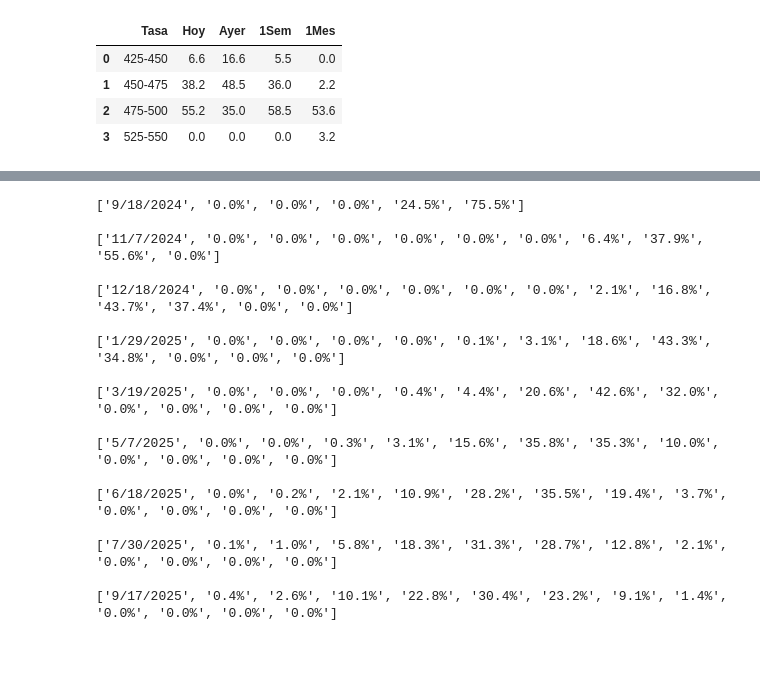
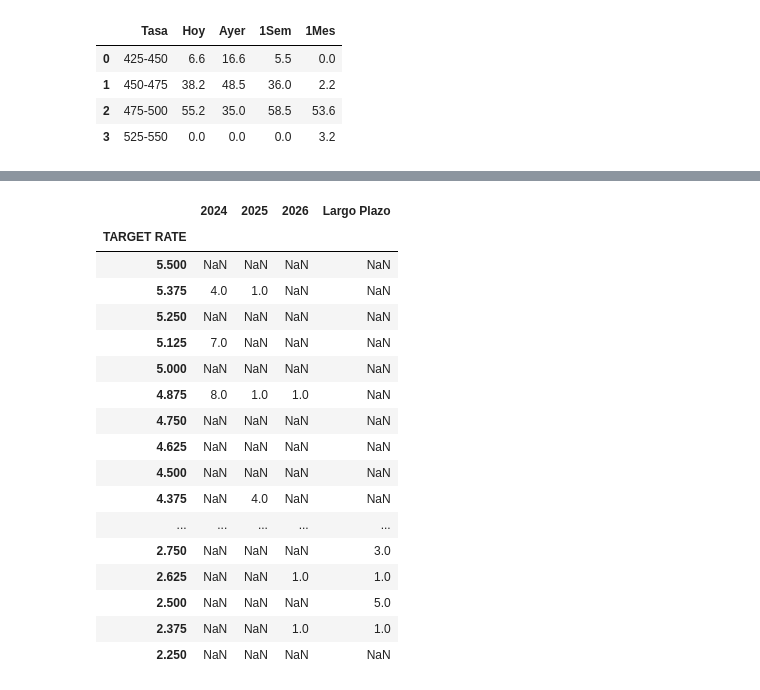
Before and after one commit to FedericoBohl/DatArg-2.0, a Jupyter notebook: __Test__.ipynb, the cells around one changed output, grey strips where cells are left out. Saved outputs shown, nothing was run; the diff lists cells and outputs as text; code cells hidden in the pictures; blank space fills up the shorter version.

```diff
--- a/__Test__.ipynb
+++ b/__Test__.ipynb
@@ -1840,20 +1836,60 @@ NameError: name 'df' is not defined
-# %%
-for i in data:print(i,"\n")
-# %% [output]
-['9/18/2024', '0.0%', '0.0%', '0.0%', '24.5%', '75.5%']
-
-['11/7/2024', '0.0%', '0.0%', '0.0%', '0.0%', '0.0%', '0.0%', '6.4%', '37.9%', '55.6%', '0.0%']
-
-['12/18/2024', '0.0%', '0.0%', '0.0%', '0.0%', '0.0%', '0.0%', '2.1%', '16.8%', '43.7%', '37.4%', '0.0%', '0.0%']
-
-['1/29/2025', '0.0%', '0.0%', '0.0%', '0.0%', '0.1%', '3.1%', '18.6%', '43.3%', '34.8%', '0.0%', '0.0%', '0.0%']
-
-['3/19/2025', '0.0%', '0.0%', '0.0%', '0.4%', '4.4%', '20.6%', '42.6%', '32.0%', '0.0%', '0.0%', '0.0%', '0.0%']
-
-['5/7/2025', '0.0%', '0.0%', '0.3%', '3.1%', '15.6%', '35.8%', '35.3%', '10.0%', '0.0%', '0.0%', '0.0%', '0.0%']
-
-['6/18/2025', '0.0%', '0.2%', '2.1%', '10.9%', '28.2%', '35.5%', '19.4%', '3.7%', '0.0%', '0.0%', '0.0%', '0.0%']
-
-['7/30/2025', '0.1%', '1.0%', '5.8%', '18.3%', '31.3%', '28.7%', '12.8%', '2.1%', '0.0%', '0.0%', '0.0%', '0.0%']
-
-['9/17/2025', '0.4%', '2.6%', '10.1%', '22.8%', '30.4%', '23.2%', '9.1%', '1.4%', '0.0%', '0.0%', '0.0%', '0.0%']
+# %%
+from selenium import webdriver
+from selenium.webdriver.common.by import By
+from selenium.common.exceptions import StaleElementReferenceException
+driver = webdriver.Chrome()
+# Navega al sitio web
+driver.get(url)
+driver.implicitly_wait(10)
+# Haz clic en la pestaña "Probabilities"
+dotplot_tab = driver.find_element(By.ID, "ctl00_MainContent_ucViewControl_IntegratedFedWatchTool_lbDotPlotTable")
+dotplot_tab.click()
+time.sleep(5)
+table=driver.find_elements(By.TAG_NAME, "table")[1]
+rows = table.find_elements(By.TAG_NAME, "tr")
+column=rows[0].text.split(' ')
+column.remove('RUN')
+column[-1]='Largo Plazo'
+column[0]=column[0].replace('\n',' ')
+data=[]
+time.sleep(1)
+for row in rows[1:]:
+    row_data=[]
+    attempts = 0
+    success = False
+    while attempts<3:
+        try:
+            cols=row.find_elements(By.TAG_NAME, "td")
+            for i in cols:
+                row_data.append(float(i.text) if i.text!='' else None)
+            success = True
+            break
+        except StaleElementReferenceException:
+            attempts += 1
+    data.append(row_data)
+driver.quit()
+df=pd.DataFrame(data,columns=column)
+df.to_csv('dotplot.csv',index=False)
+# %%
+data=df.copy()
+data.set_index('TARGET RATE',inplace=True)
+data
+# %% [output]
+|  | 2024 | 2025 | 2026 | Largo Plazo |
+| TARGET RATE |  |  |  |  |
+| 5.500 | NaN | NaN | NaN | NaN |
+| 5.375 | 4.0 | 1.0 | NaN | NaN |
+| 5.250 | NaN | NaN | NaN | NaN |
+| 5.125 | 7.0 | NaN | NaN | NaN |
+| 5.000 | NaN | NaN | NaN | NaN |
+| 4.875 | 8.0 | 1.0 | 1.0 | NaN |
+| 4.750 | NaN | NaN | NaN | NaN |
+| 4.625 | NaN | NaN | NaN | NaN |
+| 4.500 | NaN | NaN | NaN | NaN |
+| 4.375 | NaN | 4.0 | NaN | NaN |
+| ... | ... | ... | ... | ... |
+| 2.750 | NaN | NaN | NaN | 3.0 |
+| 2.625 | NaN | NaN | 1.0 | 1.0 |
+| 2.500 | NaN | NaN | NaN | 5.0 |
+| 2.375 | NaN | NaN | 1.0 | 1.0 |
+| 2.250 | NaN | NaN | NaN | NaN |
```
Also changed, not shown: parts of 17 cells of this notebook, 2 other files.
